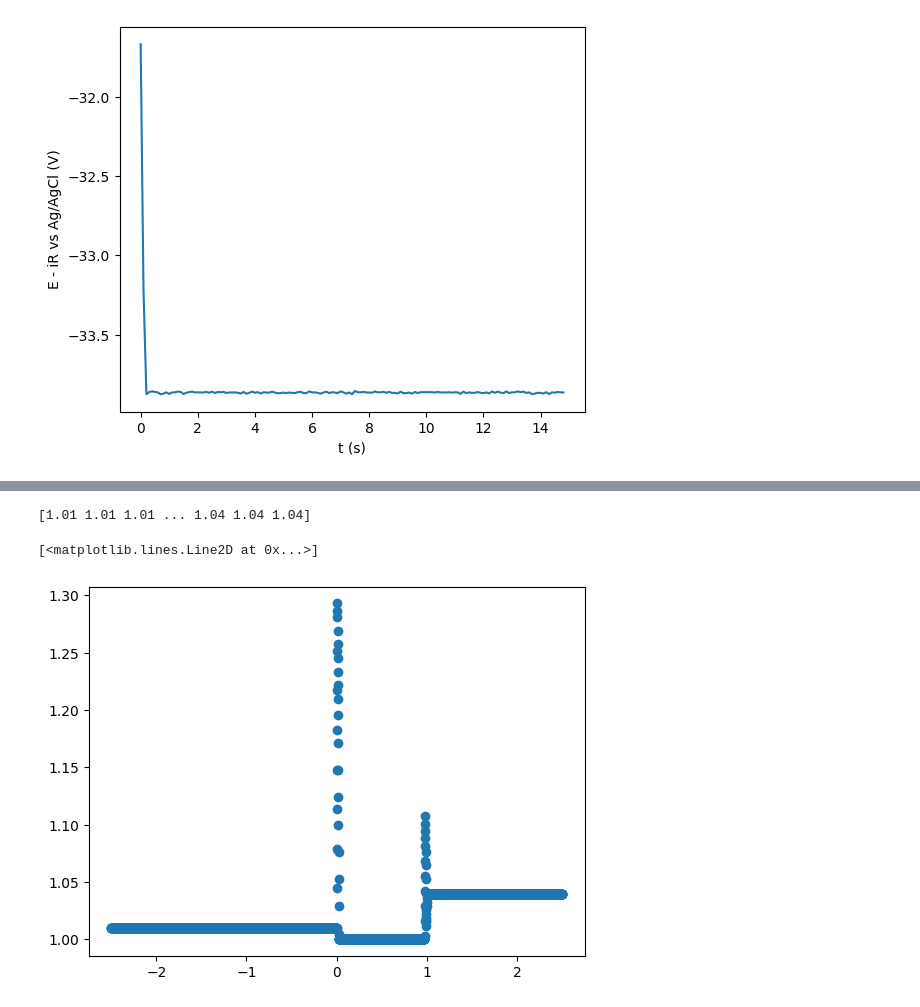
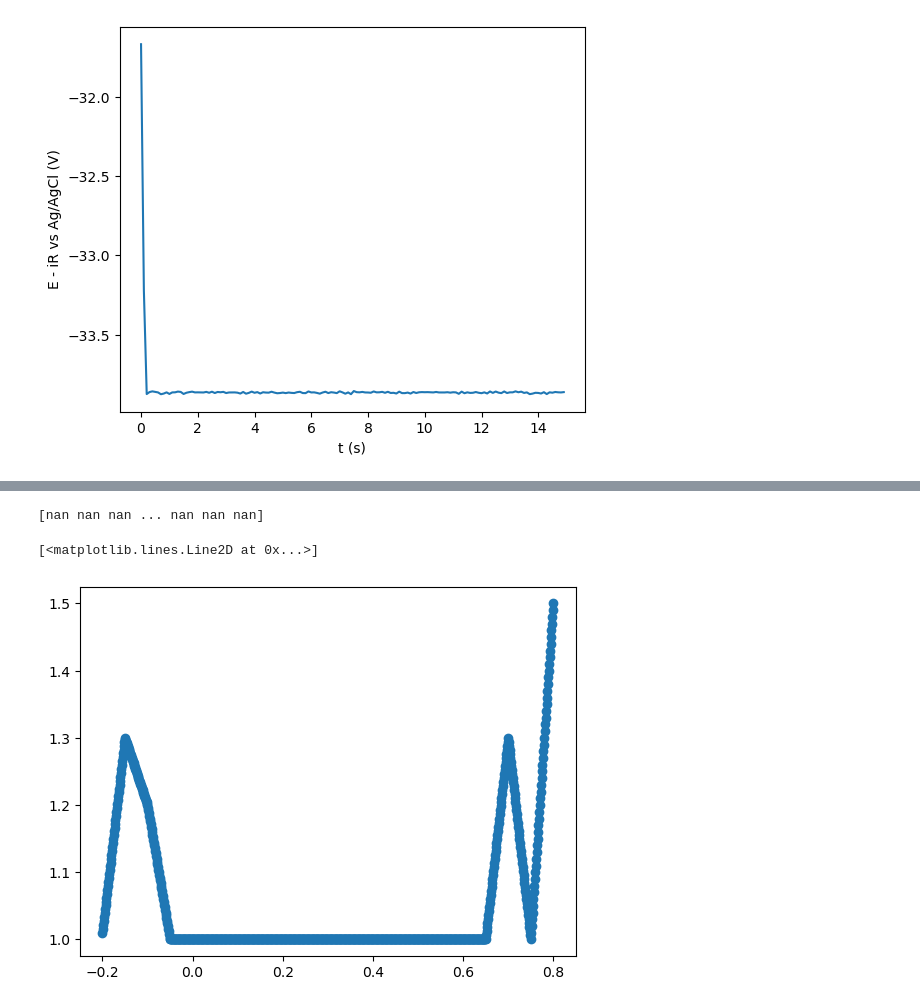
Before and after one commit to NordicEC/EC4py, a Jupyter notebook: dev/Step_Data/Load_StepFiles_export_2_lsv.ipynb, the cells around one changed output, grey strips where cells are left out. Cells and saved outputs as stored; diff of their text form; code cells hidden in the pictures.

Commit message:
updated step plotting

```diff
--- a/dev/Step_Data/Load_StepFiles_export_2_lsv.ipynb
+++ b/dev/Step_Data/Load_StepFiles_export_2_lsv.ipynb
@@ -131,8 +131,9 @@ i_pos [0. 0. 0. ... 0. 0. 0.]
 # %%
 a= lsv.interpolate(s.E,s.i)
+b= lsv.clean_up_edges(a)
 print(a)
-plt.plot(lsv.E,a,"o")
+plt.plot(lsv.E,b,"o")
 # %% [output]
-[1.01 1.01 1.01 ... 1.04 1.04 1.04]
+[nan nan nan ... nan nan nan]
 [<matplotlib.lines.Line2D at 0x...>]
-[figure, old version]
+[figure, new version]
```
Also changed, not shown: parts of 9 cells of this notebook, 17 other files.
